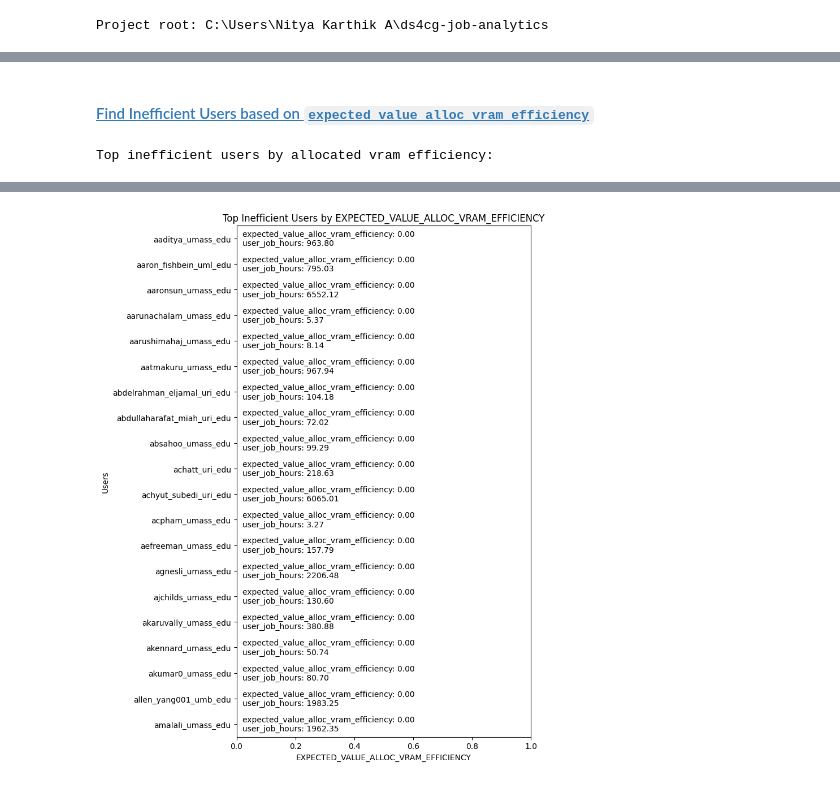
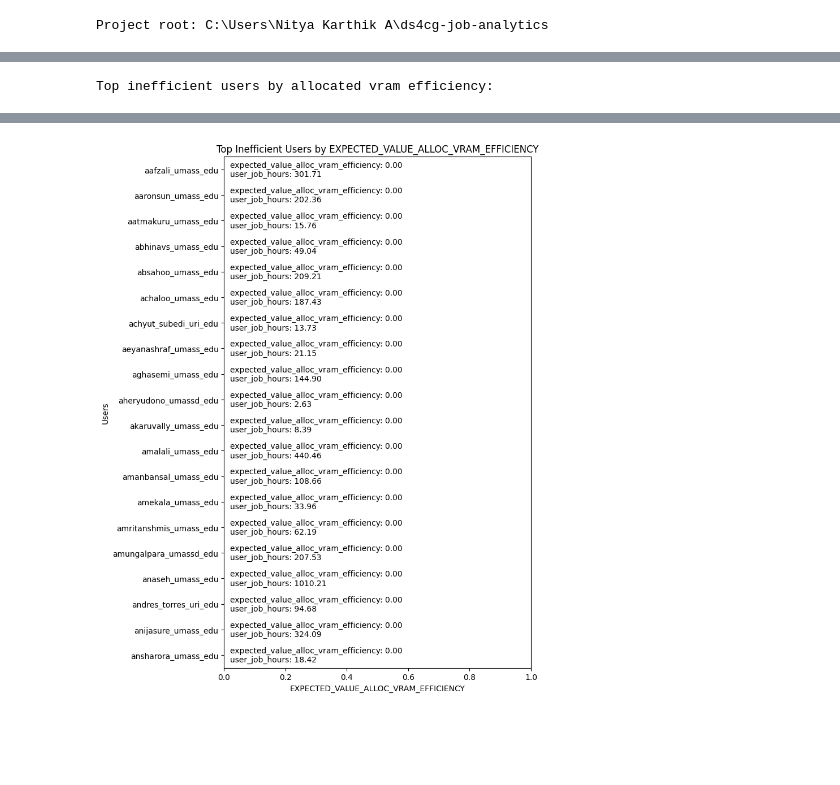
Before and after one commit to UnityHPC/ds4cg-job-analytics, a Jupyter notebook: notebooks/A100_Analysis.ipynb, the cells around one changed output, grey strips where cells are left out. Cells and saved outputs as stored; diff of their text form; code cells hidden in the pictures; blank space fills up the shorter version.

```diff
--- a/notebooks/A100_Analysis.ipynb
+++ b/notebooks/A100_Analysis.ipynb
@@ -59,10 +58,10 @@ from src.visualization import JobsWithMetricsVisualizer, UsersWithMetricsVisuali
 # %%
 # Load the jobs DataFrame from DuckDB
-query1 = "SELECT * FROM Jobs WHERE (map_contains(GPUType, 'a100') OR map_contains(GPUType, 'h100')) AND (GPUs == 1);"
-query2 = "SELECT * FROM Jobs WHERE (map_contains(GPUType, 'a100')) AND (GPUs == 1);"
+query1 = "SELECT * FROM Jobs WHERE (map_contains(GPUType, 'a100')) AND (GPUs == 1);"
 preprocessed_jobs_df = ea.load_preprocessed_jobs_dataframe_from_duckdb(
     db_path='../data/slurm_data.db',
     table_name='Jobs',
+    query=query1
     )
 display(preprocessed_jobs_df.head(10))
 print(preprocessed_jobs_df.shape)
@@ -189,5 +244,3 @@ users_with_metrics
-# %% [markdown]
-#### <a id='toc1_2_2_1_'></a>[Find Inefficient Users based on `expected_value_alloc_vram_efficiency`](#toc0_)
 # %%
 inefficient_users_alloc_vram_eff = efficiency_analysis.sort_and_filter_records_with_metrics(
     metrics_df_name_enum=ea.MetricsDataFrameNameEnum.USERS,
@@ -196,7 +249,7 @@ inefficient_users_alloc_vram_eff = efficiency_analysis.sort_and_filter_records_w
     filter_criteria={
         "expected_value_alloc_vram_efficiency": {"max": 0.3, "inclusive": True},
         "job_count": {"min": 5, "inclusive": True},  # Minimum number of jobs to consider a user
-    }
+    },
 )
 print("\nTop inefficient users by allocated vram efficiency:")
 display(inefficient_users_alloc_vram_eff.head(20))
@@ -206,7 +259,7 @@ users_with_metrics_visualizer = UsersWithMetricsVisualizer(inefficient_users_all
 users_with_metrics_visualizer.visualize(
     column="expected_value_alloc_vram_efficiency",
     bar_label_columns=["expected_value_alloc_vram_efficiency", "user_job_hours"],
-    figsize=(8, 10)
+    figsize=(8, 10),
 )
 # %% [output]
 Top inefficient users by allocated vram efficiency:
@@ -230,4 +283,4 @@ Top inefficient users by allocated vram efficiency:
-[figure, old version]
+[figure, new version]
 # %%
 inefficient_users = efficiency_analysis.sort_and_filter_records_with_metrics(
     metrics_df_name_enum=ea.MetricsDataFrameNameEnum.USERS,
```
Also changed, not shown: parts of 53 cells of this notebook.
